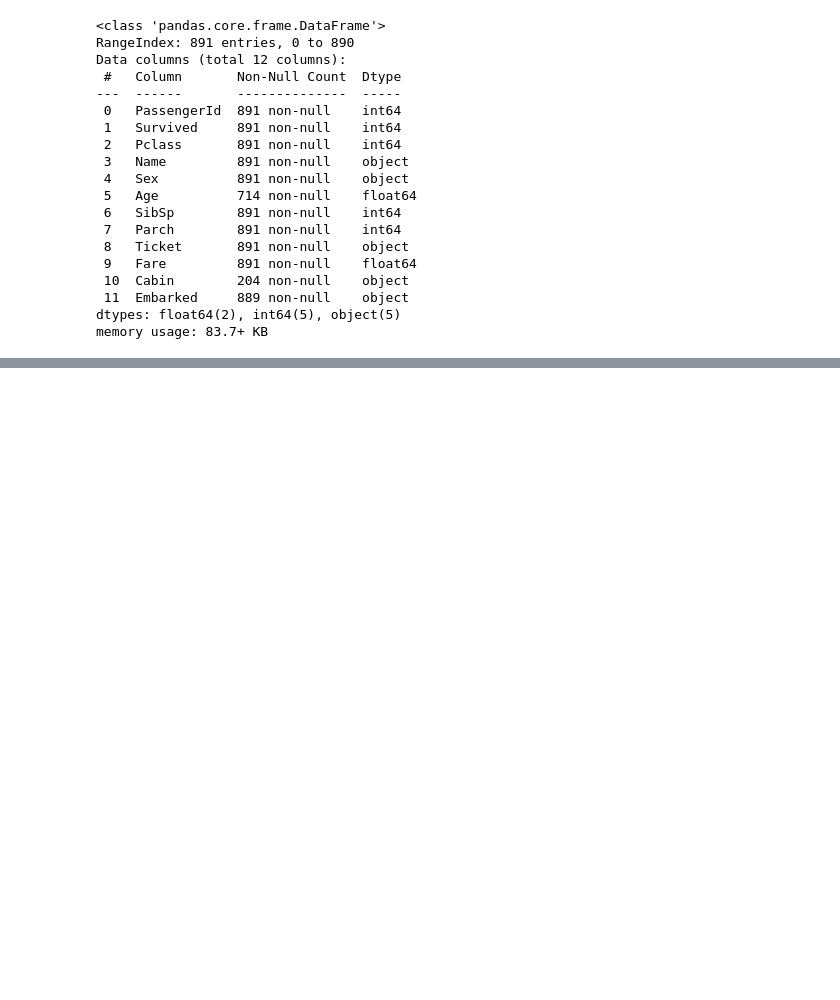
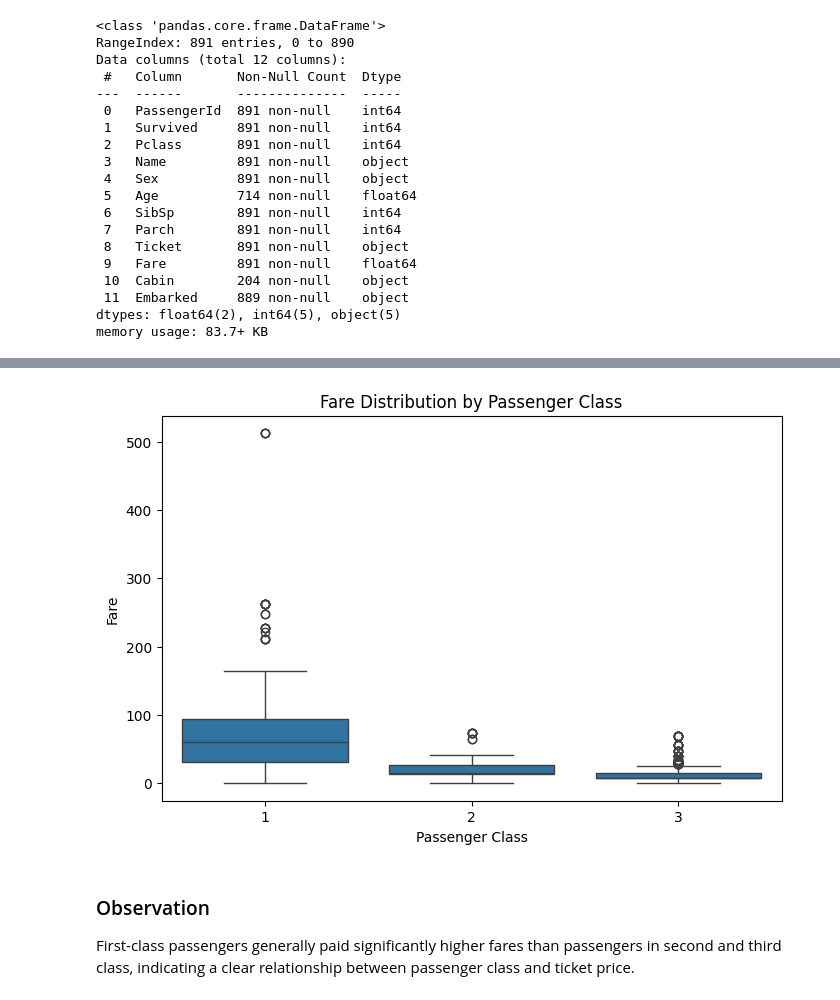
Before and after one commit to PratikSharma264/vortextech-aiml-week1, a Jupyter notebook: notebook/Week1_DataCleaning_EDA.ipynb, the cells around one changed output, grey strips where cells are left out. Cells and saved outputs as stored; diff of their text form; code cells hidden in the pictures; blank space fills up the shorter version.

```diff
--- a/notebook/Week1_DataCleaning_EDA.ipynb
+++ b/notebook/Week1_DataCleaning_EDA.ipynb
@@ -55,0 +296,16 @@ memory usage: 83.7+ KB
+# %%
+plt.figure(figsize=(8,5))
+
+sns.boxplot(x="Pclass", y="Fare", data=df)
+
+plt.title("Fare Distribution by Passenger Class")
+plt.xlabel("Passenger Class")
+plt.ylabel("Fare")
+plt.savefig("../images/fare_distribution.png", dpi=300, bbox_inches="tight")
+plt.show()
+# %% [output]
+[figure, added]
+# %% [markdown]
+### Observation
+
+First-class passengers generally paid significantly higher fares than passengers in second and third class, indicating a clear relationship between passenger class and ticket price.
```
Also changed, not shown: parts of 38 cells of this notebook, 4 other files.
